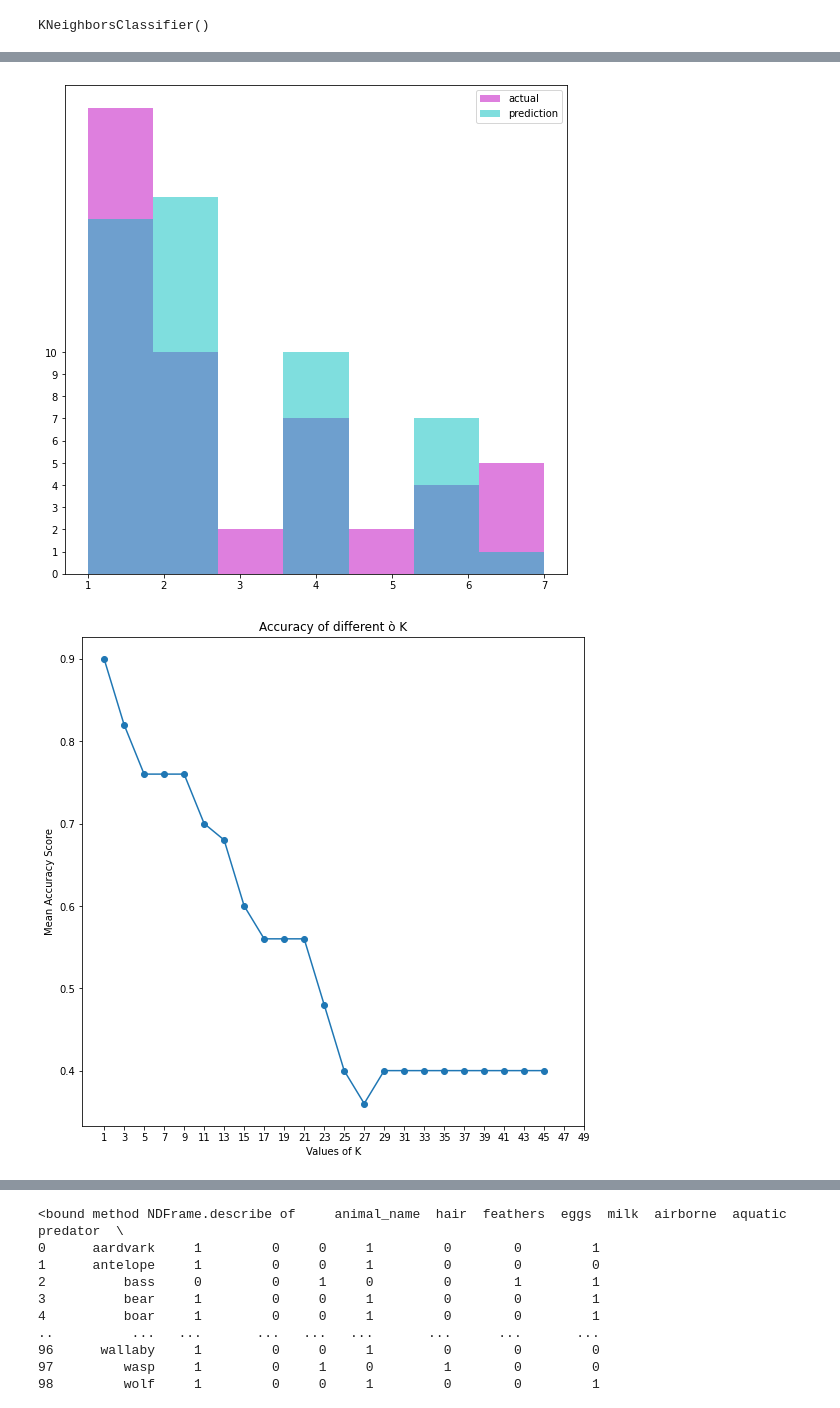
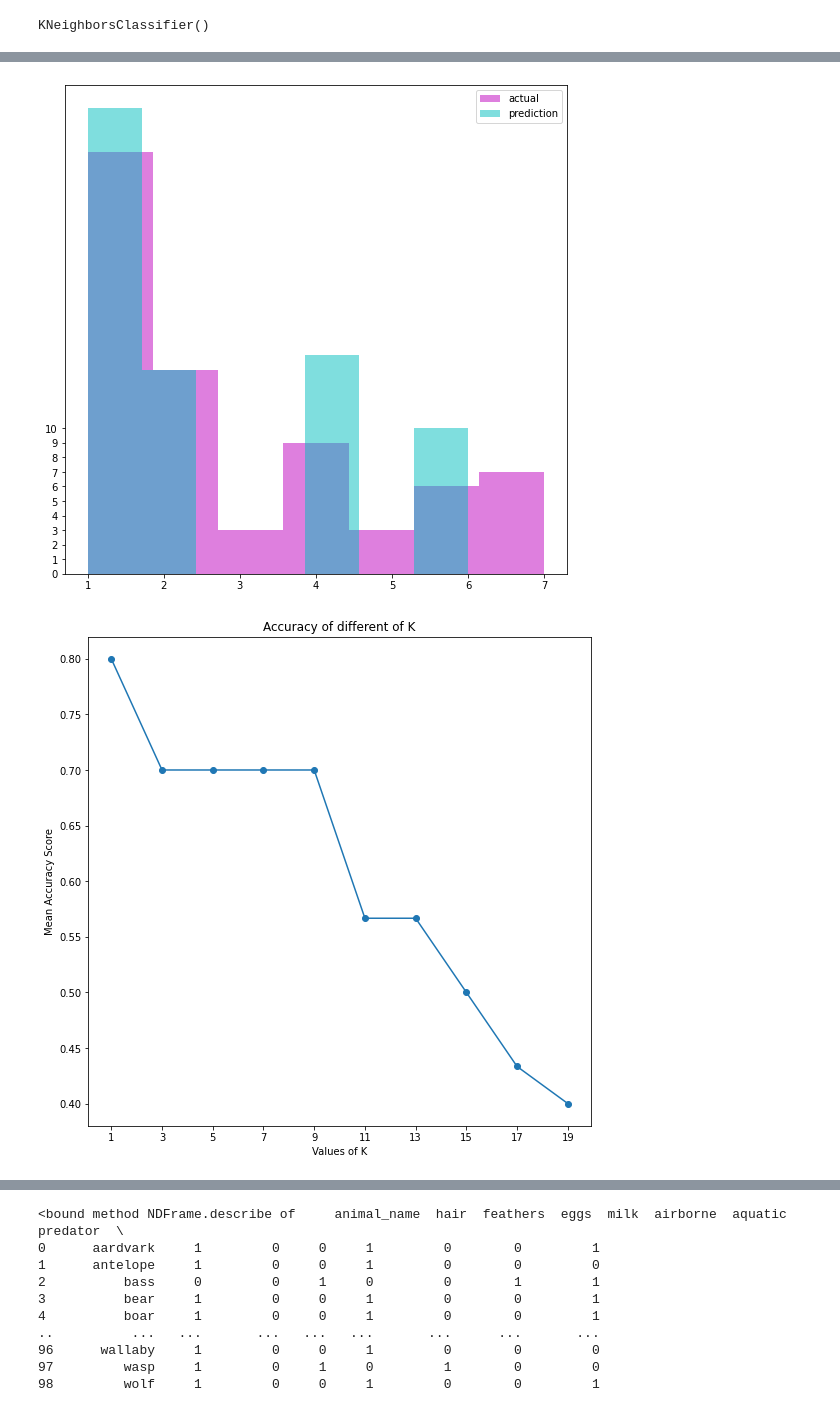
Before and after one commit to haibkhn/C4_Mining, a Jupyter notebook: final.ipynb, the cells around one changed output, grey strips where cells are left out. Cells and saved outputs as stored; diff of their text form; code cells hidden in the pictures.

```diff
--- a/final.ipynb
+++ b/final.ipynb
@@ -178,7 +178,7 @@ X = dataset[feature]
 y = dataset['class_type']
 
 from sklearn.model_selection import train_test_split
-X_train, X_test, y_train, y_test = train_test_split(X, y, test_size=0.5, random_state=1, stratify=y)
+X_train, X_test, y_train, y_test = train_test_split(X, y, test_size=0.7, random_state=1, stratify=y)
 # %% [markdown]
 <h1>III. DECISION TREE CLASSIFICATION<h1>
 # %%
@@ -336,19 +336,19 @@ visible_feat_sorted
 13        tail
 Name: Features, dtype: object
 # %%
-X = dataset[visible_feat_sorted]
-y = dataset['class_type']
+X2 = dataset[visible_feat_sorted]
+y2 = dataset['class_type']
 
-X_train, X_test, y_train, y_test = train_test_split(X, y, test_size=0.5, random_state=1, stratify=y)
+X_train2, X_test2, y_train2, y_test2 = train_test_split(X2, y2, test_size=0.7, random_state=1, stratify=y2)
 
 decisionTree2 = DecisionTreeClassifier(random_state = 0,criterion='gini')
-decisionTree2.fit(X_train, y_train)
+decisionTree2.fit(X_train2, y_train2)
 
-pred = decisionTree2.predict(X_test)
+pred = decisionTree2.predict(X_test2)
 print('Accuracy of classifier on test set: {:.2f}'
-     .format(decisionTree2.score(X_test, y_test)))
+     .format(decisionTree2.score(X_test2, y_test2)))
 print()
-print(confusion_matrix(y_test, pred))
+print(confusion_matrix(y_test2, pred))
 print()
-print(classification_report(y_test, pred))
+print(classification_report(y_test2, pred))
 # %% [output]
@@ -516,9 +517,9 @@ ax.yaxis.set_ticks(np.arange(0,11))
 ax.legend(loc = 'best')
 plt.show()
 # %% [output]
-[figure, old version]
+[figure, new version]
 # %%
-k_list = np.arange(1, 50, 2)
+k_list = np.arange(1, 20, 2)
 mean_scores = []
 accuracy_list = []
 error_rate = []
@@ -533,15 +534,15 @@ for i in k_list:
 # %%
 #visualize when using different value of n
 plt.plot(k_list,mean_scores, marker='o')
-plt.title('Accuracy of different ò K')
+plt.title('Accuracy of different of K')
 plt.xlabel("Values of K")
 plt.ylabel("Mean Accuracy Score")
 plt.xticks(k_list)
 plt.rcParams['figure.figsize'] = (12,12)
 
 plt.show()
 # %% [output]
-[figure, old version]
+[figure, new version]
 # %%
 plt.plot(k_list,error_rate, color='r', marker = 'o')
 plt.title('Error Rate of different of K')
```
Also changed, not shown: parts of 29 cells of this notebook, 2 other files.
